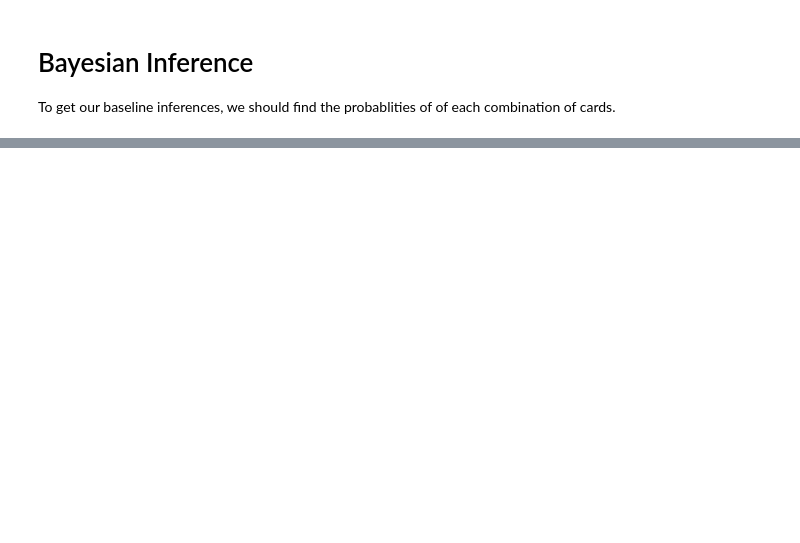
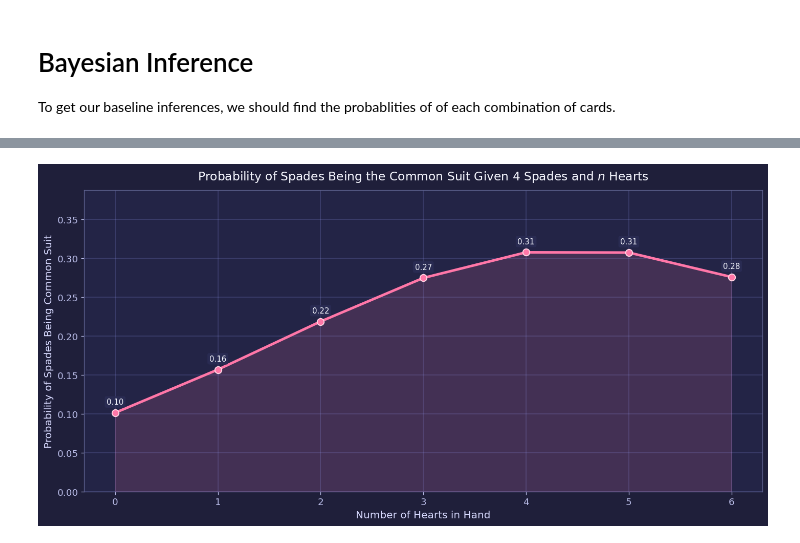
Before and after one commit to FloorMan/figgie-insights, a Jupyter notebook: Figgie_Statistical_Analysis.ipynb, the cells around one changed output, grey strips where cells are left out. Saved outputs shown, nothing was run; the diff lists cells and outputs as text; code cells hidden in the pictures; blank space fills up the shorter version.

```diff
--- a/Figgie_Statistical_Analysis.ipynb
+++ b/Figgie_Statistical_Analysis.ipynb
@@ -125,0 +186,8 @@ plot_probabilities_range(probabilities)
+# %%
+SPADES_OBSERVATIONS = 4
+Hearts_OBSERVATIONS = range(0, HAND - SPADES_OBSERVATIONS + 1)
+
+probabilities = compute_multi_card_range(SPADES_OBSERVATIONS, Hearts_OBSERVATIONS)
+plot_probabilities_range(probabilities, fr"Probability of Spades Being the Common Suit Given {SPADES_OBSERVATIONS} Spades and $n$ Hearts", "Number of Hearts in Hand", "Probability of Spades Being Common Suit")
+# %% [output]
+[figure, added]
```
Also changed, not shown: parts of 5 cells of this notebook.
